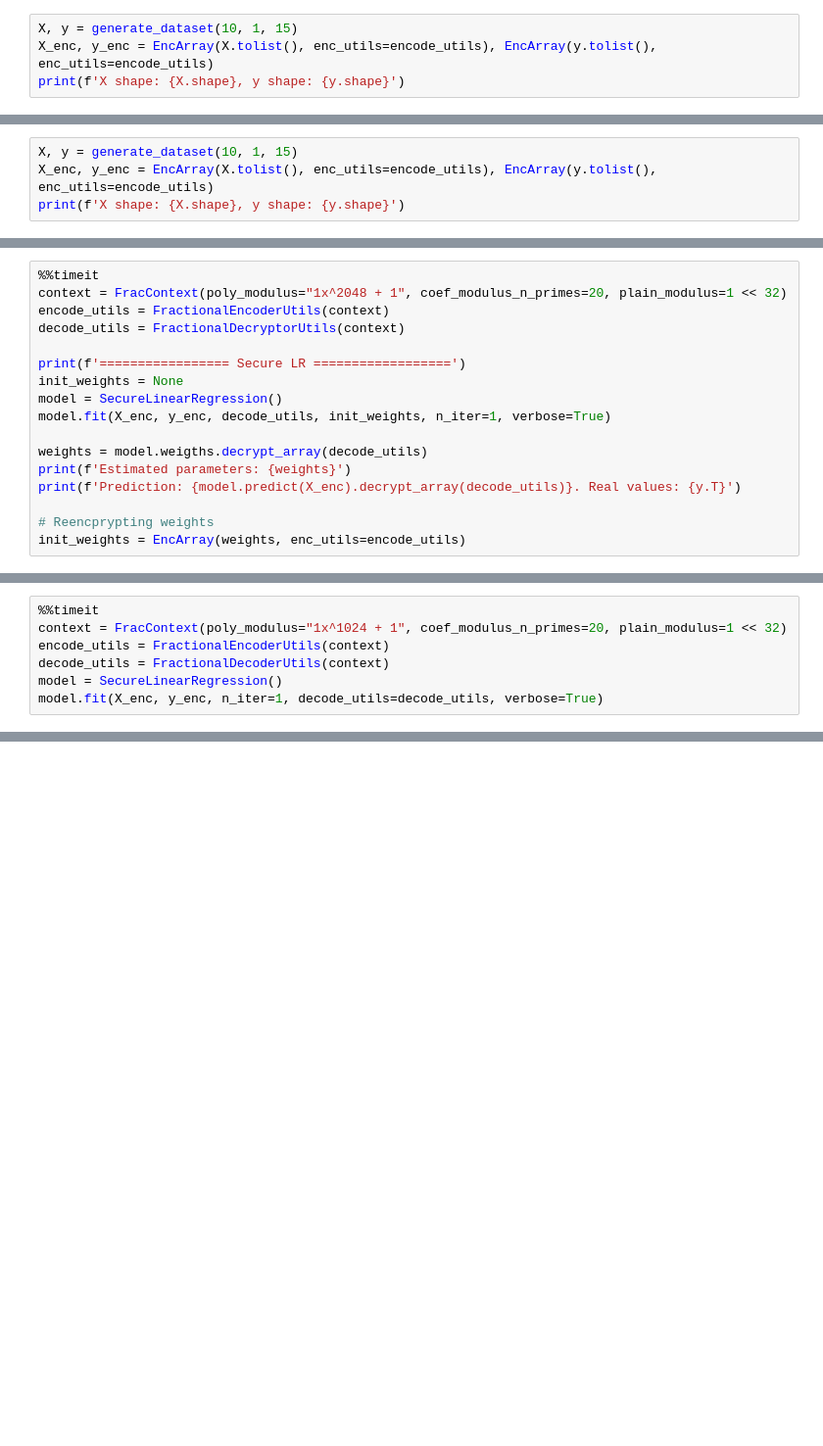
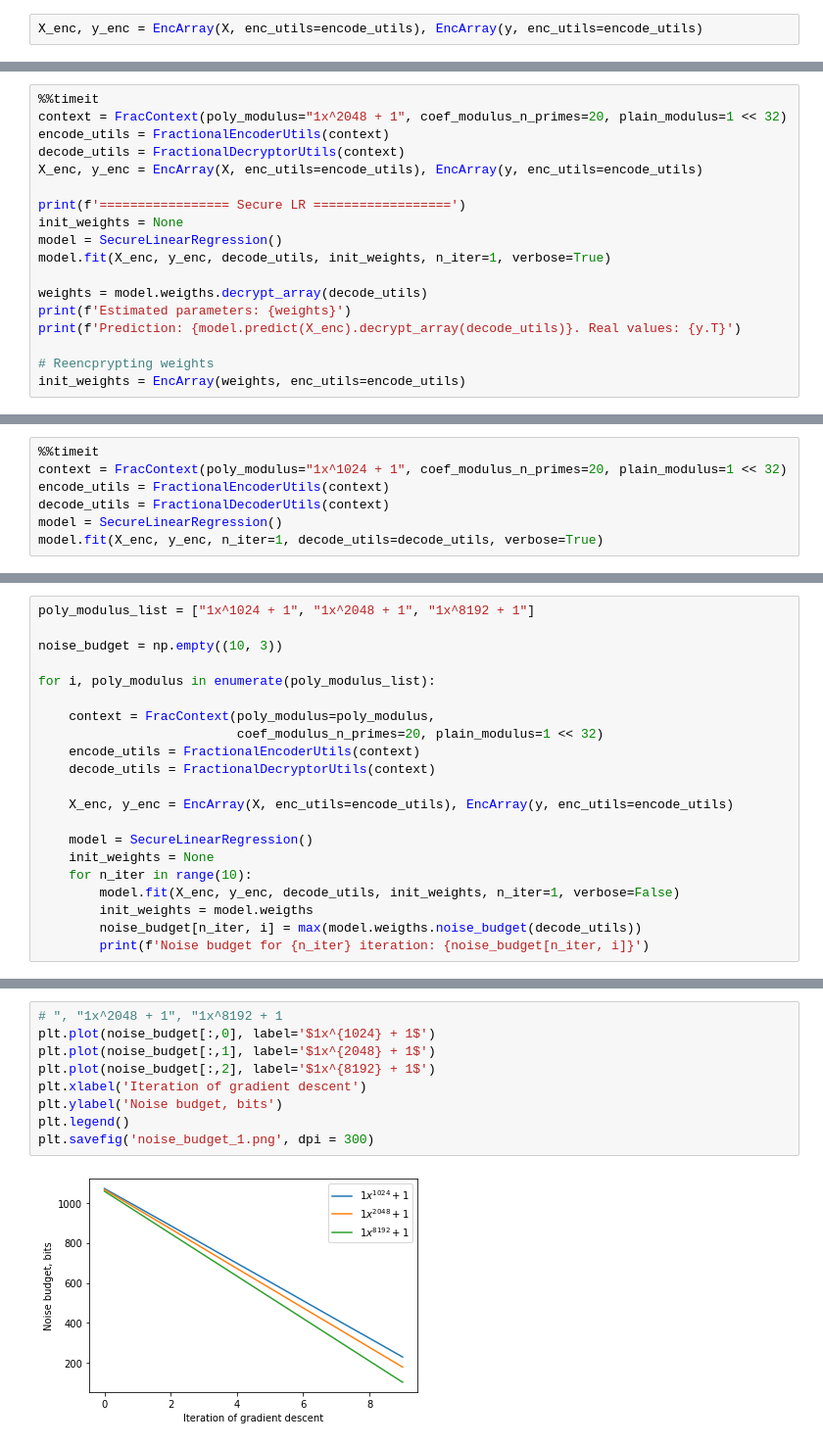
Before and after one commit to Valentyn1997/seal-regression, a Jupyter notebook: notebooks/perfromance_results.ipynb, the cells around one changed output, grey strips where cells are left out. Shown at 98% size. Drawn from its saved outputs; the diff is of its cells as text; blank space fills up the shorter version.

Commit message:
Add noise budget comparison

```diff
--- a/notebooks/perfromance_results.ipynb
+++ b/notebooks/perfromance_results.ipynb
@@ -120,6 +133,4 @@ Iteration: 0
 # %% [markdown]
 ## Timings of different initialization parameters
 # %%
-X, y = generate_dataset(10, 1, 15)
-X_enc, y_enc = EncArray(X.tolist(), enc_utils=encode_utils), EncArray(y.tolist(), enc_utils=encode_utils)
-print(f'X shape: {X.shape}, y shape: {y.shape}')
+X_enc, y_enc = EncArray(X, enc_utils=encode_utils), EncArray(y, enc_utils=encode_utils)
@@ -150,7 +159,3 @@ init_weights = EncArray(weights, enc_utils=encode_utils)
 | noise_standard_deviation: 3.19
 ================= Secure LR ==================
 ValueError: encrypted is not valid for encryption parameters
-# %%
-X, y = generate_dataset(10, 1, 15)
-X_enc, y_enc = EncArray(X.tolist(), enc_utils=encode_utils), EncArray(y.tolist(), enc_utils=encode_utils)
-print(f'X shape: {X.shape}, y shape: {y.shape}')
@@ -161,6 +164,7 @@ X shape: (10, 2), y shape: (10, 1)
 context = FracContext(poly_modulus="1x^2048 + 1", coef_modulus_n_primes=20, plain_modulus=1 << 32)
 encode_utils = FractionalEncoderUtils(context)
 decode_utils = FractionalDecryptorUtils(context)
+X_enc, y_enc = EncArray(X, enc_utils=encode_utils), EncArray(y, enc_utils=encode_utils)
 
 print(f'================= Secure LR ==================')
 init_weights = None
@@ -264,0 +271,21 @@ model.fit(X_enc, y_enc, n_iter=1, decode_utils=decode_utils, verbose=True)
+# %%
+poly_modulus_list = ["1x^1024 + 1", "1x^2048 + 1", "1x^8192 + 1"]
+
+noise_budget = np.empty((10, 3))
+
+for i, poly_modulus in enumerate(poly_modulus_list):
+
+    context = FracContext(poly_modulus=poly_modulus,
+                          coef_modulus_n_primes=20, plain_modulus=1 << 32)
+    encode_utils = FractionalEncoderUtils(context)
+    decode_utils = FractionalDecryptorUtils(context)
+
+    X_enc, y_enc = EncArray(X, enc_utils=encode_utils), EncArray(y, enc_utils=encode_utils)
+
+    model = SecureLinearRegression()
+    init_weights = None
+    for n_iter in range(10):
+        model.fit(X_enc, y_enc, decode_utils, init_weights, n_iter=1, verbose=False)
+        init_weights = model.weigths
+        noise_budget[n_iter, i] = max(model.weigths.noise_budget(decode_utils))
+        print(f'Noise budget for {n_iter} iteration: {noise_budget[n_iter, i]}')
@@ -264,0 +323,11 @@ model.fit(X_enc, y_enc, n_iter=1, decode_utils=decode_utils, verbose=True)
+# %%
+# ", "1x^2048 + 1", "1x^8192 + 1
+plt.plot(noise_budget[:,0], label='$1x^{1024} + 1$')
+plt.plot(noise_budget[:,1], label='$1x^{2048} + 1$')
+plt.plot(noise_budget[:,2], label='$1x^{8192} + 1$')
+plt.xlabel('Iteration of gradient descent')
+plt.ylabel('Noise budget, bits')
+plt.legend()
+plt.savefig('noise_budget_1.png', dpi = 300)
+# %% [output]
+[figure, added]
```
Also changed, not shown: parts of 24 cells of this notebook.
